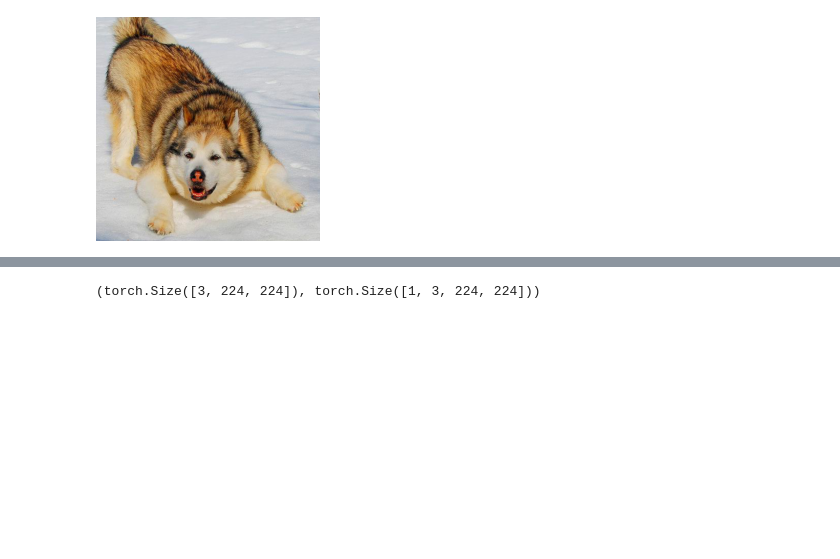
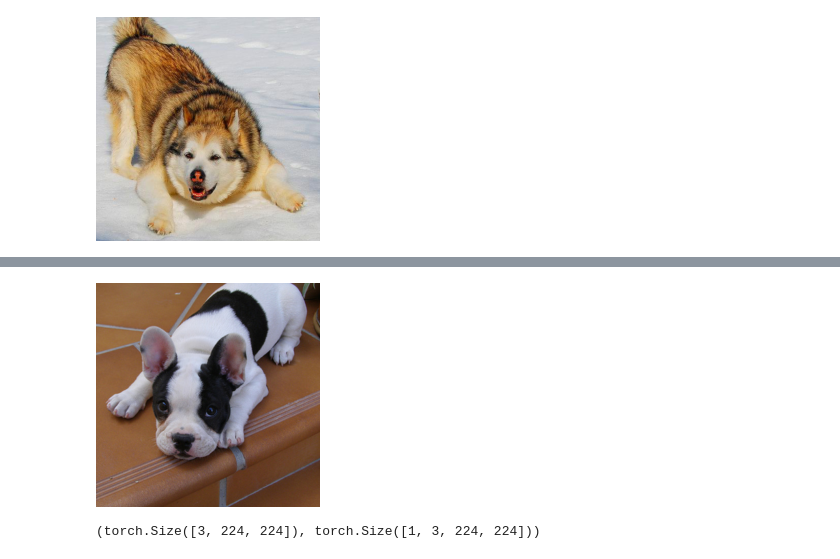
Before and after one commit to RobStelling/flambeau, a Jupyter notebook: Resnet.ipynb, the cells around one changed output, grey strips where cells are left out. Drawn from its saved outputs; the diff is of its cells as text; code cells hidden in the pictures; blank space fills up the shorter version.

```diff
--- a/Resnet.ipynb
+++ b/Resnet.ipynb
@@ -118,3 +123,7 @@ resizeCrop(malamute)
+# %%
+resizeCrop(bulldog)
+# %% [output]
+[figure, added]
 # %%
 # Preprocess and add a dimension to pass it to resnet
 input_r = preprocess(golden)
```
Also changed, not shown: parts of 2 cells of this notebook, 1 other file.
